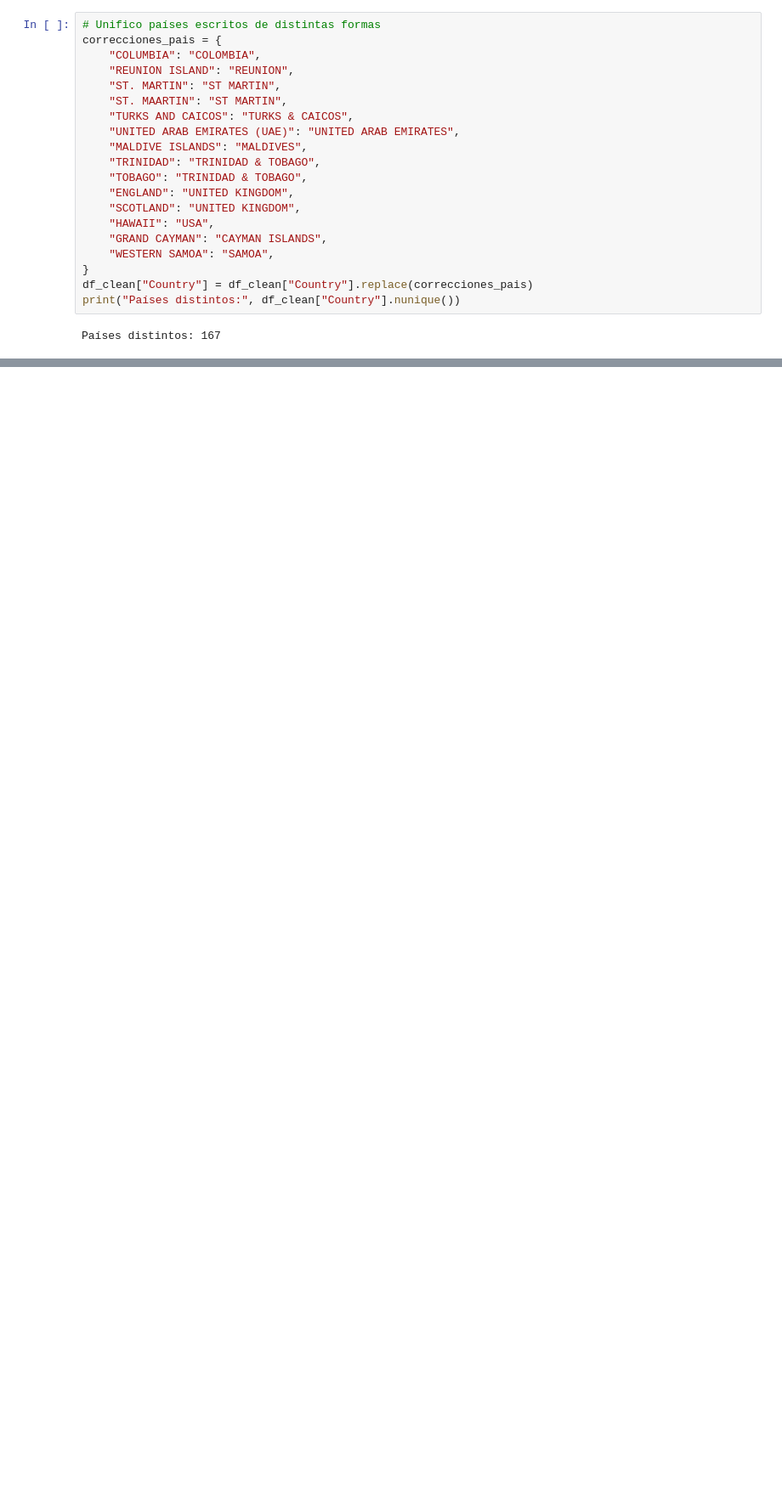
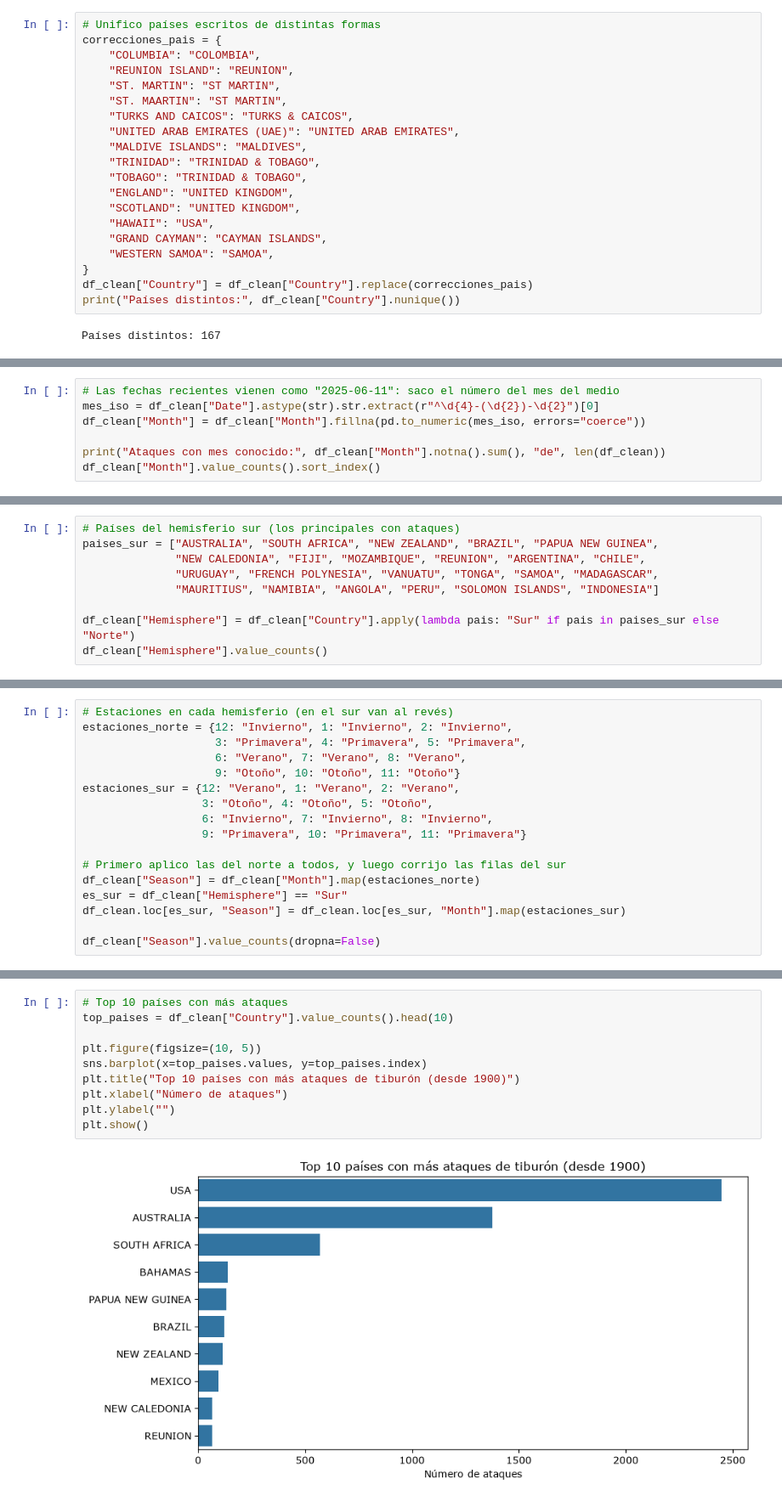
Before and after one commit to agencia-zyntria/Yaja-ensurance-S.L., a Jupyter notebook: limpieza_juan.ipynb, the cells around one changed output, grey strips where cells are left out. Shown at 85% size. Drawn from its saved outputs; the diff is of its cells as text; blank space fills up the shorter version.

```diff
--- a/limpieza_juan.ipynb
+++ b/limpieza_juan.ipynb
@@ -251,0 +231,7 @@ Name: count, dtype: int64
+# %%
+# Las fechas recientes vienen como "2025-06-11": saco el número del mes del medio
+mes_iso = df_clean["Date"].astype(str).str.extract(r"^\d{4}-(\d{2})-\d{2}")[0]
+df_clean["Month"] = df_clean["Month"].fillna(pd.to_numeric(mes_iso, errors="coerce"))
+
+print("Ataques con mes conocido:", df_clean["Month"].notna().sum(), "de", len(df_clean))
+df_clean["Month"].value_counts().sort_index()
@@ -251,0 +254,9 @@ Name: count, dtype: int64
+# %%
+# Países del hemisferio sur (los principales con ataques)
+paises_sur = ["AUSTRALIA", "SOUTH AFRICA", "NEW ZEALAND", "BRAZIL", "PAPUA NEW GUINEA",
+              "NEW CALEDONIA", "FIJI", "MOZAMBIQUE", "REUNION", "ARGENTINA", "CHILE",
+              "URUGUAY", "FRENCH POLYNESIA", "VANUATU", "TONGA", "SAMOA", "MADAGASCAR",
+              "MAURITIUS", "NAMIBIA", "ANGOLA", "PERU", "SOLOMON ISLANDS", "INDONESIA"]
+
+df_clean["Hemisphere"] = df_clean["Country"].apply(lambda pais: "Sur" if pais in paises_sur else "Norte")
+df_clean["Hemisphere"].value_counts()
@@ -251,0 +268,17 @@ Name: count, dtype: int64
+# %%
+# Estaciones en cada hemisferio (en el sur van al revés)
+estaciones_norte = {12: "Invierno", 1: "Invierno", 2: "Invierno",
+                    3: "Primavera", 4: "Primavera", 5: "Primavera",
+                    6: "Verano", 7: "Verano", 8: "Verano",
+                    9: "Otoño", 10: "Otoño", 11: "Otoño"}
+estaciones_sur = {12: "Verano", 1: "Verano", 2: "Verano",
+                  3: "Otoño", 4: "Otoño", 5: "Otoño",
+                  6: "Invierno", 7: "Invierno", 8: "Invierno",
+                  9: "Primavera", 10: "Primavera", 11: "Primavera"}
+
+# Primero aplico las del norte a todos, y luego corrijo las filas del sur
+df_clean["Season"] = df_clean["Month"].map(estaciones_norte)
+es_sur = df_clean["Hemisphere"] == "Sur"
+df_clean.loc[es_sur, "Season"] = df_clean.loc[es_sur, "Month"].map(estaciones_sur)
+
+df_clean["Season"].value_counts(dropna=False)
@@ -251,0 +298,12 @@ Name: count, dtype: int64
+# %%
+# Top 10 países con más ataques
+top_paises = df_clean["Country"].value_counts().head(10)
+
+plt.figure(figsize=(10, 5))
+sns.barplot(x=top_paises.values, y=top_paises.index)
+plt.title("Top 10 países con más ataques de tiburón (desde 1900)")
+plt.xlabel("Número de ataques")
+plt.ylabel("")
+plt.show()
+# %% [output]
+[figure, added]
```
Also changed, not shown: parts of 17 cells of this notebook.
